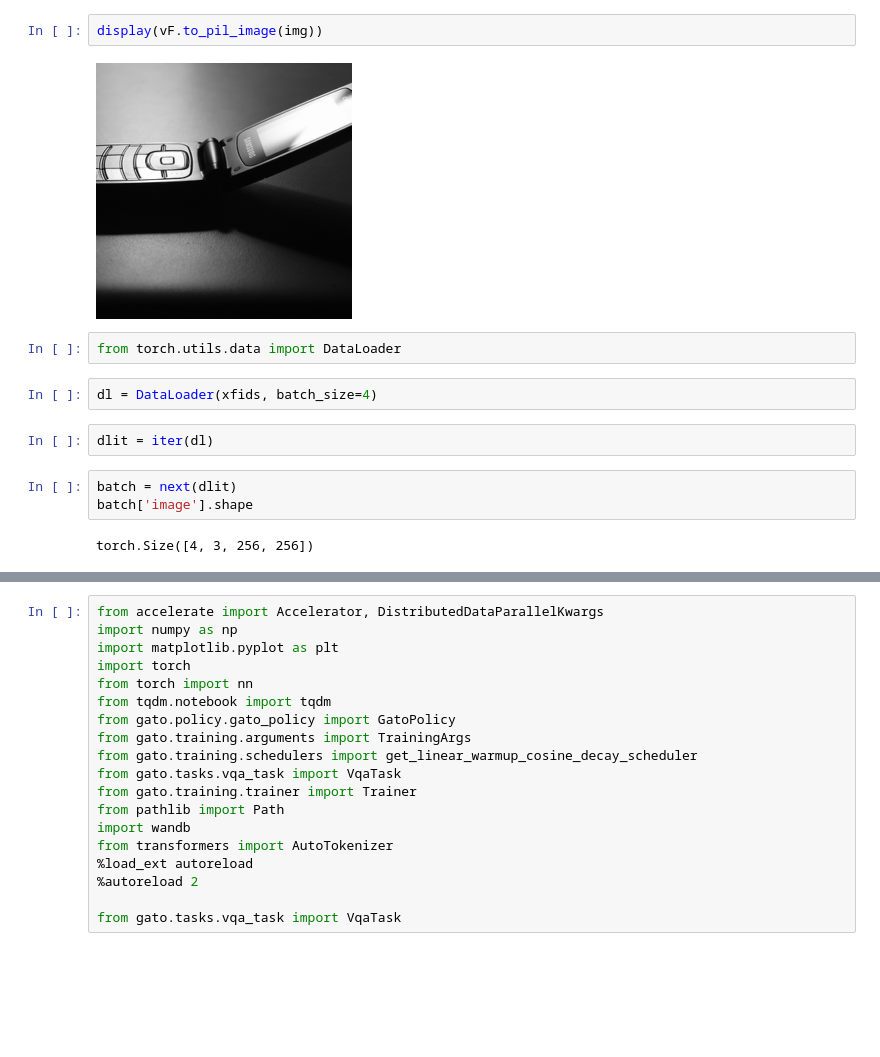
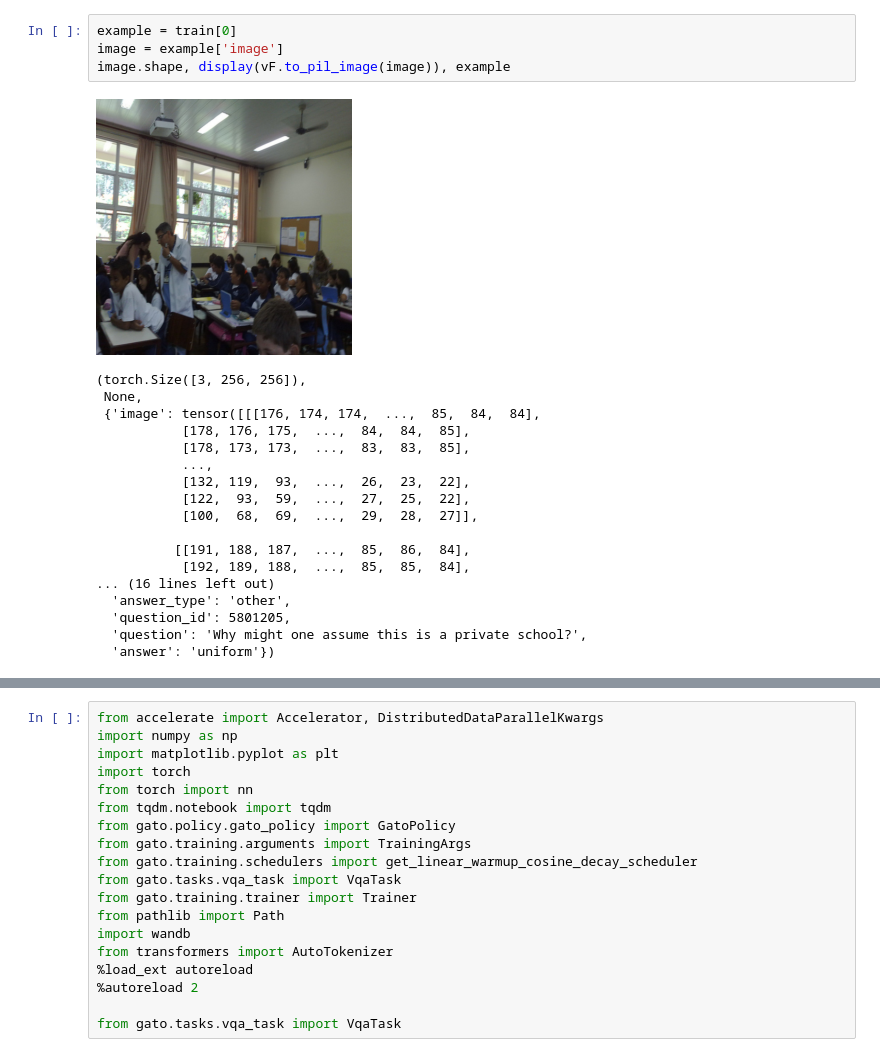
Before and after one commit to eihli/NEKO, a Jupyter notebook: dev_notebooks/hf_vqa_ds.ipynb, the cells around one changed output, grey strips where cells are left out. Saved outputs shown, nothing was run; the diff lists cells and outputs as text; blank space fills up the shorter version.

```diff
--- a/dev_notebooks/hf_vqa_ds.ipynb
+++ b/dev_notebooks/hf_vqa_ds.ipynb
@@ -79,16 +36,24 @@ example
-# %%
-display(vF.to_pil_image(img))
-# %% [output]
-[figure, removed]
-# %%
-from torch.utils.data import DataLoader
-# %%
-dl = DataLoader(xfids, batch_size=4)
-# %%
-dlit = iter(dl)
-# %%
-batch = next(dlit)
-batch['image'].shape
-# %% [output]
-torch.Size([4, 3, 256, 256])
+# %%
+example = train[0]
+image = example['image']
+image.shape, display(vF.to_pil_image(image)), example
+# %% [output]
+[figure, added]
+(torch.Size([3, 256, 256]),
+ None,
+ {'image': tensor([[[176, 174, 174,  ...,  85,  84,  84],
+           [178, 176, 175,  ...,  84,  84,  85],
+           [178, 173, 173,  ...,  83,  83,  85],
+           ...,
+           [132, 119,  93,  ...,  26,  23,  22],
+           [122,  93,  59,  ...,  27,  25,  22],
+           [100,  68,  69,  ...,  29,  28,  27]],
+
+          [[191, 188, 187,  ...,  85,  86,  84],
+           [192, 189, 188,  ...,  85,  85,  84],
+... (16 lines left out)
+  'answer_type': 'other',
+  'question_id': 5801205,
+  'question': 'Why might one assume this is a private school?',
+  'answer': 'uniform'})
 # %%
```
Also changed, not shown: parts of 18 cells of this notebook, 1 other file.
